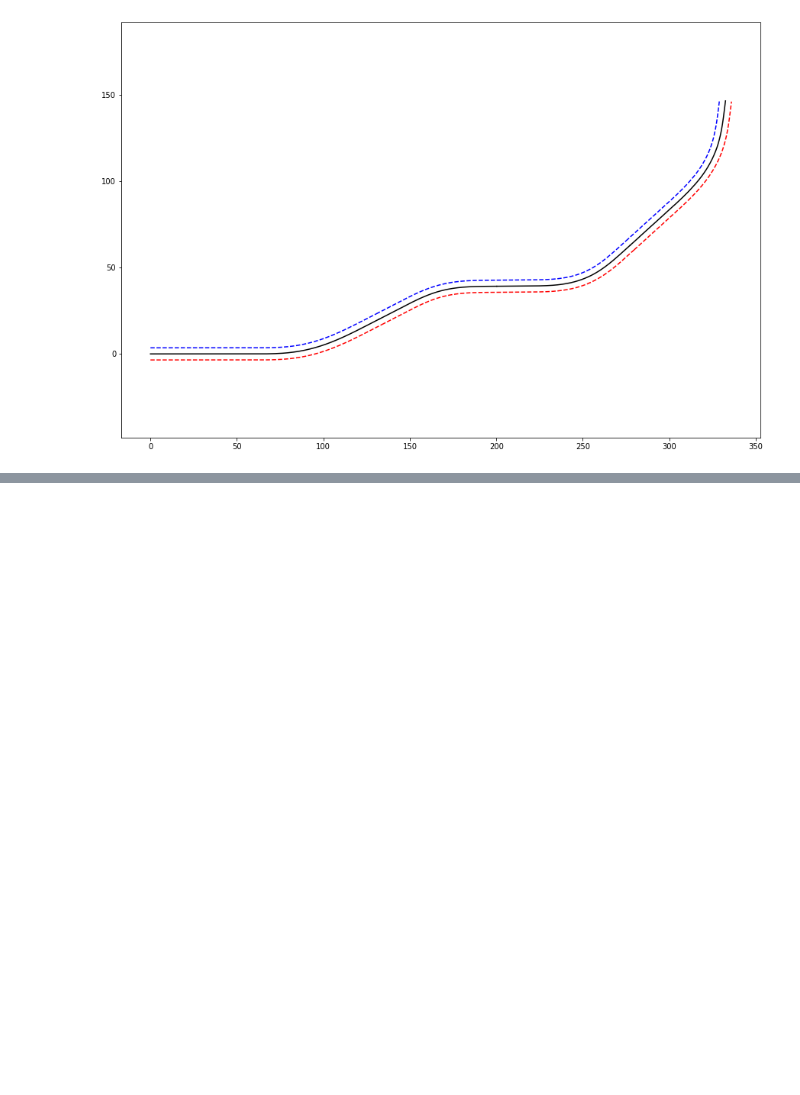
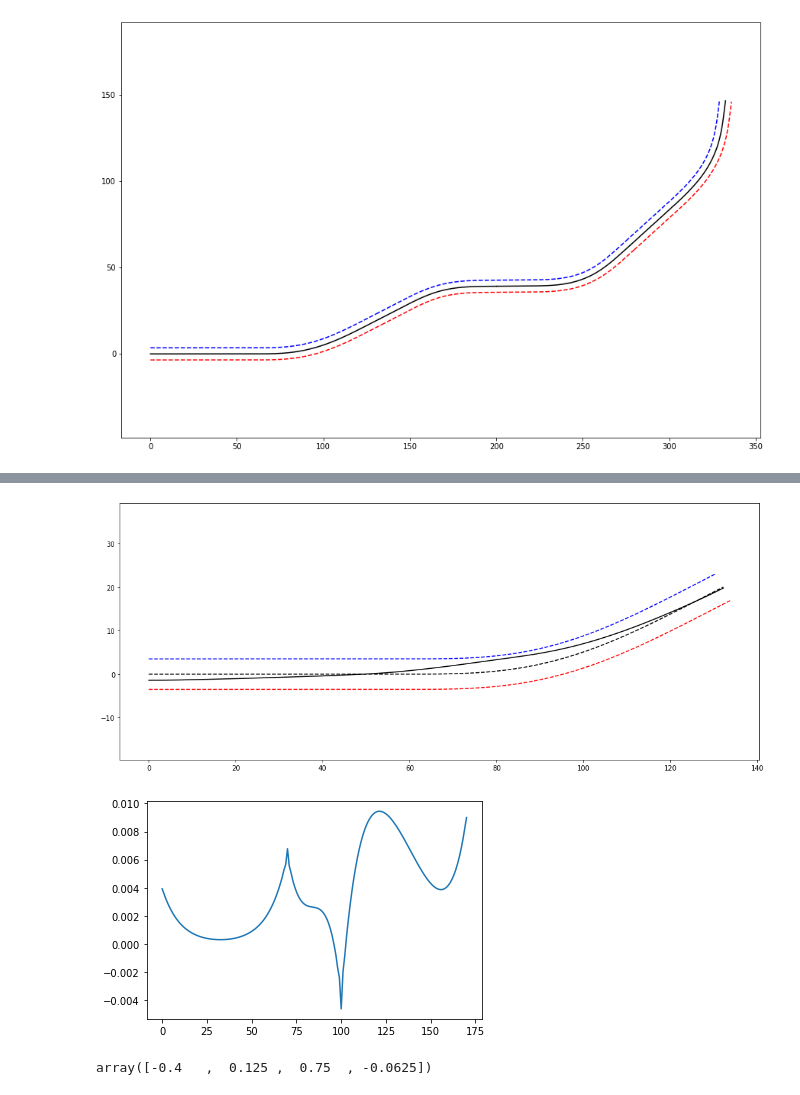
Before and after one commit to CeHao1/train_policy-track, a Jupyter notebook: get_standard_track_by_py/m3_run_algorithm.ipynb, the cells around one changed output, grey strips where cells are left out. Cells and saved outputs as stored; diff of their text form; code cells hidden in the pictures; blank space fills up the shorter version.

```diff
--- a/get_standard_track_by_py/m3_run_algorithm.ipynb
+++ b/get_standard_track_by_py/m3_run_algorithm.ipynb
@@ -116,0 +527,22 @@ plt.show()
+# %%
+policy = np.hstack(([init_bias],policy_finally))
+
+
+# policy = np.array([0.0,0.8,-0.9,0.8])
+path=build_path(track_param['F'][0], policy, std_track[0])
+path.generate()
+
+real_path = build_real_path()
+real_path.retrive_standard_path(F=track_param['F'][0], P=policy, path=path.Y)
+real_path.retrive_real_path(track[0])
+real_path.get_kap()
+real_path.get_velocity(V_init=35, ay_max=10.0, ax_max=1.3, ax_min=-9.5)
+
+real_path.plot()
+# %% [output]
+[figure, added]
+[figure, added]
+# %%
+policy
+# %% [output]
+array([-0.4   ,  0.125 ,  0.75  , -0.0625])
```
Also changed, not shown: parts of 9 cells of this notebook.
